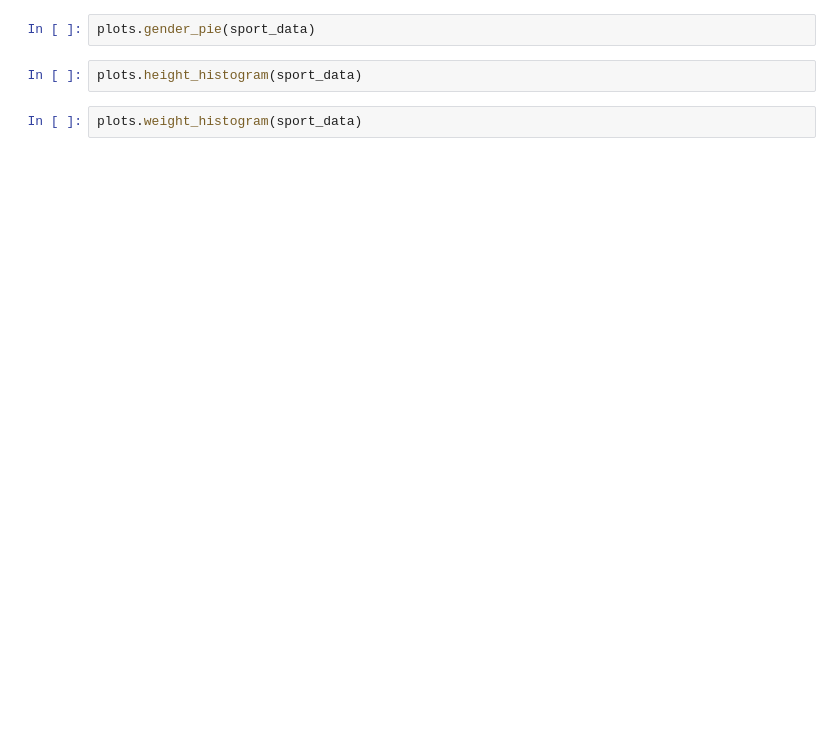
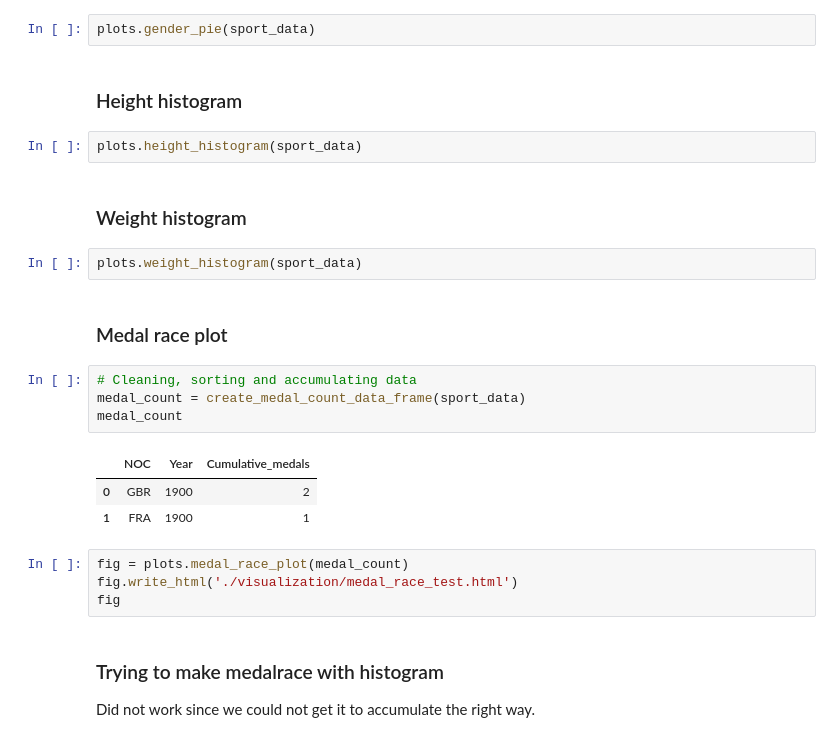
Before and after one commit to Erik-M-Larsson/Databehandling-OS-projekt-Felix-Tjernberg-Erik-Larsson, a Jupyter notebook: task-2.ipynb, the cells around one changed output. Drawn from its saved outputs; the diff is of its cells as text; blank space fills up the shorter version.

```diff
--- a/uppgift-2.ipynb
+++ b/task-2.ipynb
@@ -64,6 +81,27 @@ plots.age_histogram(sport_data)
 # %%
 plots.gender_pie(sport_data)
+# %% [markdown]
+### Height histogram
 # %%
 plots.height_histogram(sport_data)
+# %% [markdown]
+### Weight histogram
 # %%
 plots.weight_histogram(sport_data)
+# %% [markdown]
+### Medal race plot
+# %%
+# Cleaning, sorting and accumulating data
+medal_count = create_medal_count_data_frame(sport_data)
+medal_count
+# %% [output]
+|  | NOC | Year | Cumulative_medals |
+| 0 | GBR | 1900 | 2 |
+| 1 | FRA | 1900 | 1 |
+# %%
+fig = plots.medal_race_plot(medal_count)
+fig.write_html('./visualization/medal_race_test.html')
+fig
+# %% [markdown]
+### Trying to make medalrace with histogram
+Did not work since we could not get it to accumulate the right way.
```
Also changed, not shown: parts of 25 cells of this notebook, 2 other files.
